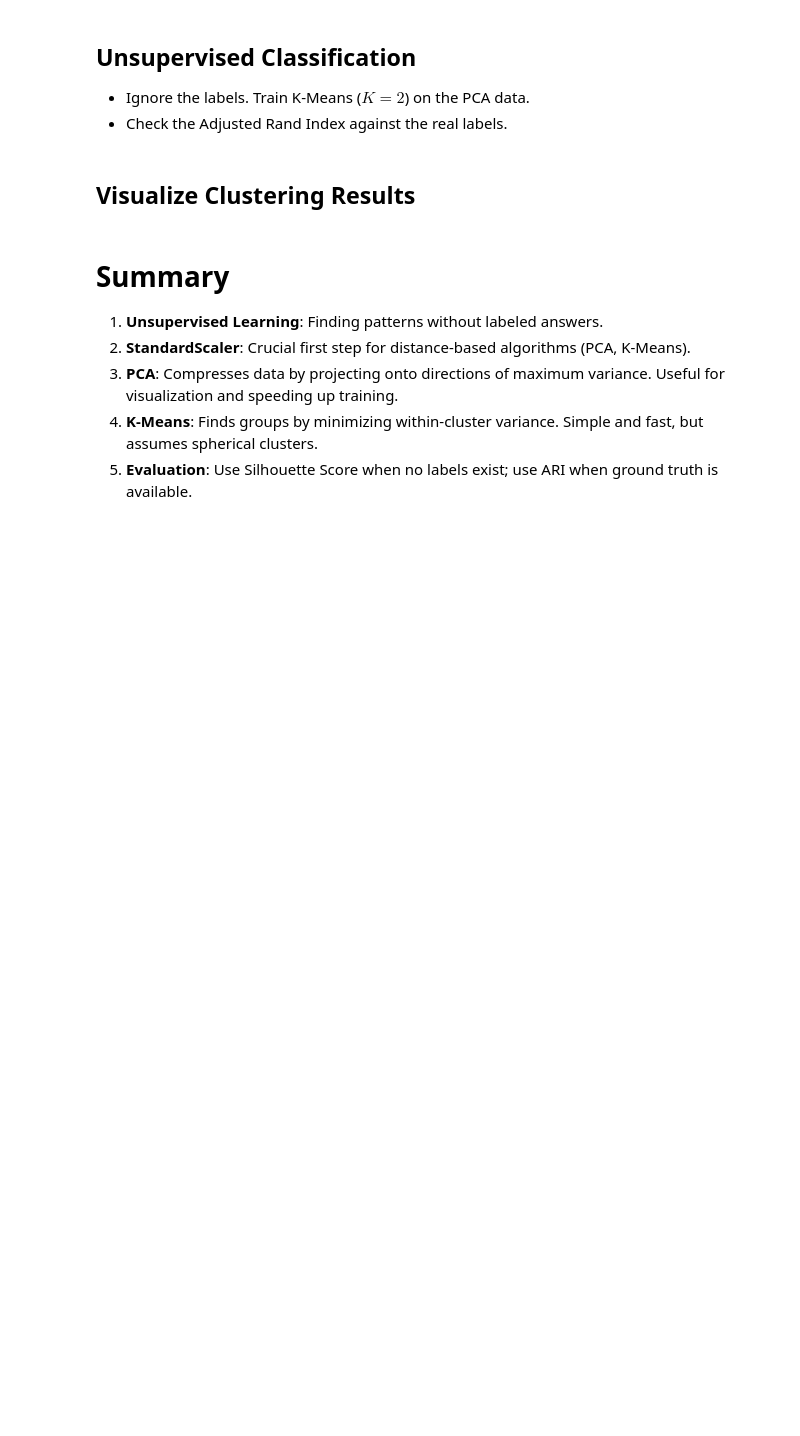
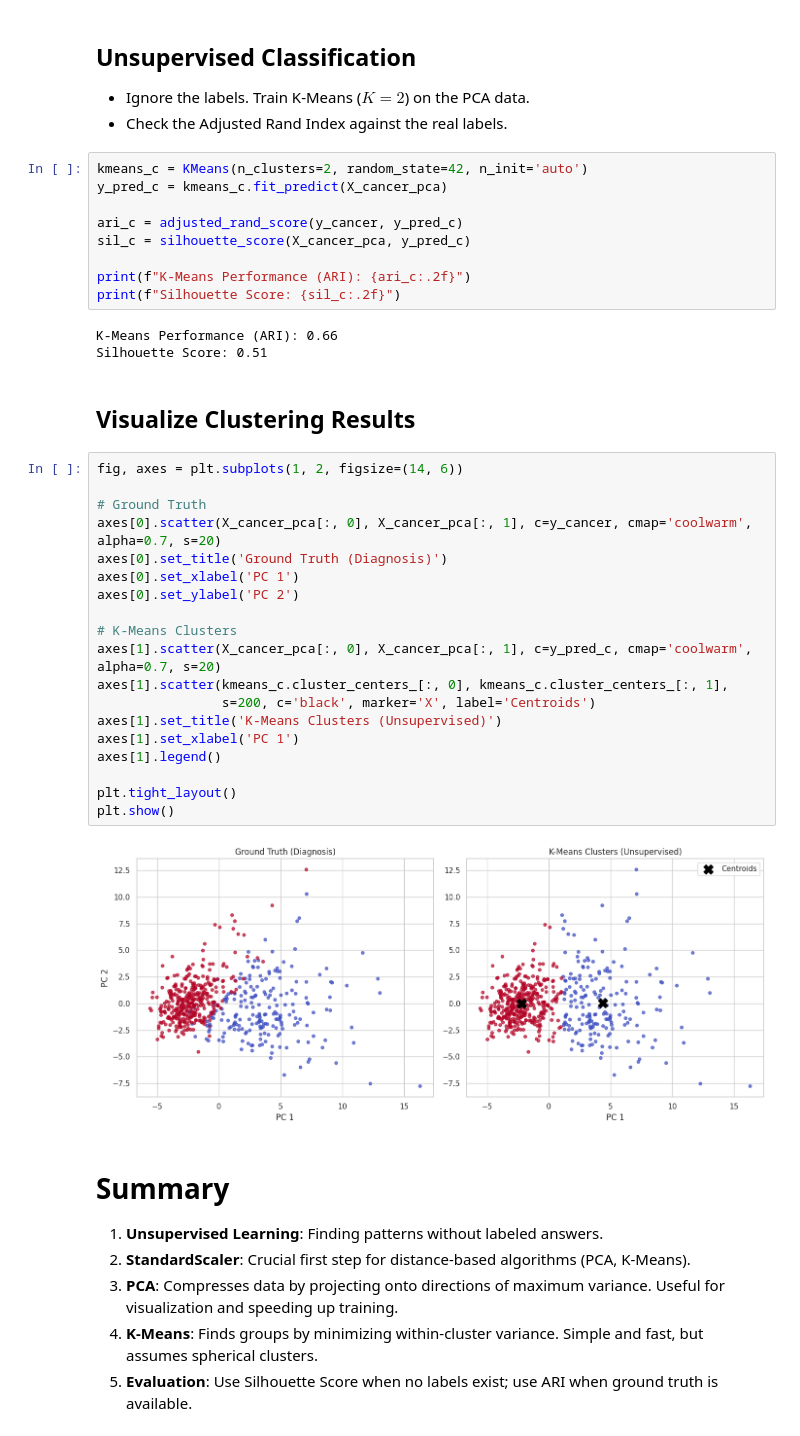
Before and after one commit to UG-Team-Data-Science/ml-workshop, a Jupyter notebook: src/S04 Unsupervised Learning - Clustering and Dimensionality Reduction/S04C01 Overview of Unsupervised Learning.ipynb, the cells around one changed output. Saved outputs shown, nothing was run; the diff lists cells and outputs as text; blank space fills up the shorter version.

Commit message:
Session 04: Unsupervised Learning - Clustering and Dimensionality Reduction

```diff
--- a/src/S04 Unsupervised Learning - Clustering and Dimensionality Reduction/S04C01 Overview of Unsupervised Learning.ipynb
+++ b/src/S04 Unsupervised Learning - Clustering and Dimensionality Reduction/S04C01 Overview of Unsupervised Learning.ipynb
@@ -176,8 +217,41 @@ We will use the **Breast Cancer** dataset. This is a much harder problem:
 
 -   Ignore the labels. Train K-Means ($K=2$) on the PCA data.
 -   Check the Adjusted Rand Index against the real labels.
+# %%
+kmeans_c = KMeans(n_clusters=2, random_state=42, n_init='auto')
+y_pred_c = kmeans_c.fit_predict(X_cancer_pca)
+
+ari_c = adjusted_rand_score(y_cancer, y_pred_c)
+sil_c = silhouette_score(X_cancer_pca, y_pred_c)
+
+print(f"K-Means Performance (ARI): {ari_c:.2f}")
+print(f"Silhouette Score: {sil_c:.2f}")
+# %% [output]
+K-Means Performance (ARI): 0.66
+Silhouette Score: 0.51
 # %% [markdown]
 ## Visualize Clustering Results
+# %%
+fig, axes = plt.subplots(1, 2, figsize=(14, 6))
+
+# Ground Truth
+axes[0].scatter(X_cancer_pca[:, 0], X_cancer_pca[:, 1], c=y_cancer, cmap='coolwarm', alpha=0.7, s=20)
+axes[0].set_title('Ground Truth (Diagnosis)')
+axes[0].set_xlabel('PC 1')
+axes[0].set_ylabel('PC 2')
+
+# K-Means Clusters
+axes[1].scatter(X_cancer_pca[:, 0], X_cancer_pca[:, 1], c=y_pred_c, cmap='coolwarm', alpha=0.7, s=20)
+axes[1].scatter(kmeans_c.cluster_centers_[:, 0], kmeans_c.cluster_centers_[:, 1],
+                s=200, c='black', marker='X', label='Centroids')
+axes[1].set_title('K-Means Clusters (Unsupervised)')
+axes[1].set_xlabel('PC 1')
+axes[1].legend()
+
+plt.tight_layout()
+plt.show()
+# %% [output]
+[figure, added]
 # %% [markdown]
 # Summary
 
```
Also changed, not shown: parts of 7 cells of this notebook, 5 other files.
